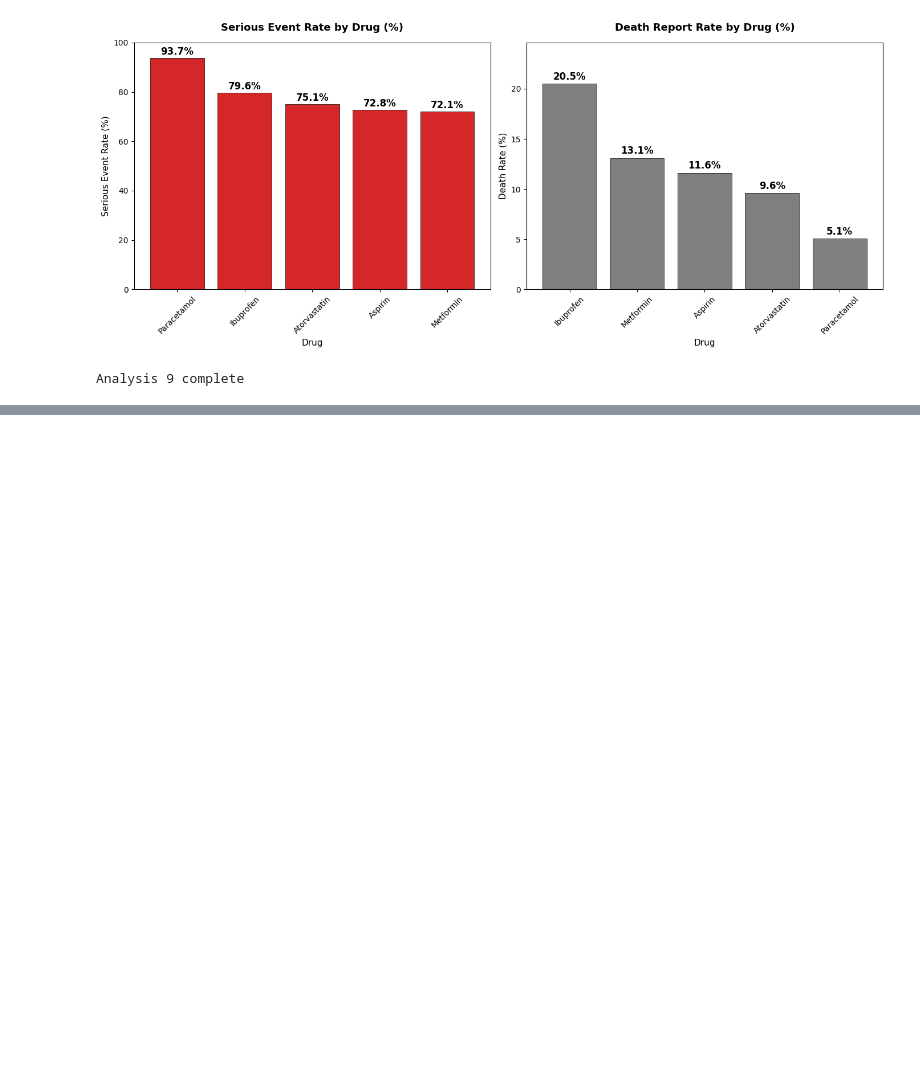
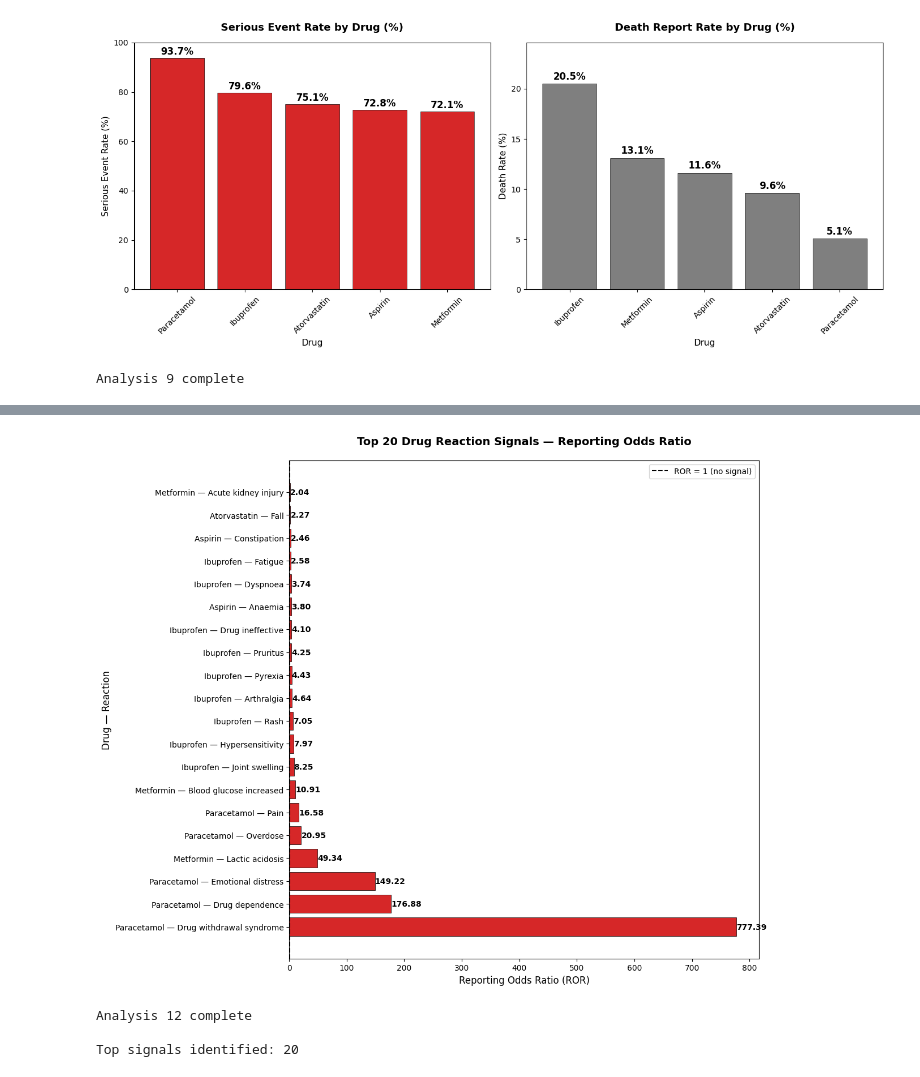
Before and after one commit to Kingsley-Eboh/fda-adverse-events-analysis, a Jupyter notebook: fda_adverse_events_analysis.ipynb, the cells around one changed output, grey strips where cells are left out. Cells and saved outputs as stored; diff of their text form; code cells hidden in the pictures; blank space fills up the shorter version.

```diff
--- a/fda_adverse_events_analysis.ipynb
+++ b/fda_adverse_events_analysis.ipynb
@@ -733,0 +826,64 @@ Analysis 9 complete
+# %%
+
+reactions_df = df.explode('reactions').dropna(subset=['reactions'])
+N = len(df)
+ror_results = []
+
+for drug in sorted(df['drug_name'].unique()):
+    drug_reports = df[df['drug_name'] == drug]
+    n_drug = len(drug_reports)
+    drug_reactions = reactions_df[reactions_df['drug_name'] == drug]
+    reaction_counts = drug_reactions['reactions'].value_counts().head(10)
+
+    for reaction, a in reaction_counts.items():
+        b = n_drug - a
+        c = len(reactions_df[
+            (reactions_df['drug_name'] != drug) &
+            (reactions_df['reactions'] == reaction)
+        ])
+        d = (N - n_drug) - c
+
+        if b > 0 and c > 0 and d > 0:
+            ror = (a * d) / (b * c)
+            ror_results.append({
+                'drug': drug,
+                'reaction': reaction,
+                'count': a,
+                'ror': round(ror, 2)
+            })
+
+ror_df = pd.DataFrame(ror_results)
+ror_df = ror_df[ror_df['ror'] > 1].sort_values('ror', ascending=False).head(20)
+
+fig, ax = plt.subplots(figsize=(12, 10))
+
+colors_ror = ['#d62728' if r > 2 else '#ff7f0e' if r > 1.5
+              else '#2ca02c' for r in ror_df['ror']]
+
+bars = ax.barh(
+    [f"{row['drug']} — {row['reaction']}" for _, row in ror_df.iterrows()],
+    ror_df['ror'].values,
+    color=colors_ror, edgecolor='black', linewidth=0.5
+)
+
+ax.axvline(x=1, color='black', linestyle='--', linewidth=1.5, label='ROR = 1 (no signal)')
+ax.set_title('Top 20 Drug Reaction Signals — Reporting Odds Ratio',
+             fontsize=14, fontweight='bold', pad=20)
+ax.set_xlabel('Reporting Odds Ratio (ROR)', fontsize=12)
+ax.set_ylabel('Drug — Reaction', fontsize=12)
+ax.legend(fontsize=10)
+
+for bar, v in zip(bars, ror_df['ror'].values):
+    ax.text(v + 0.02, bar.get_y() + bar.get_height()/2,
+            f'{v:.2f}', va='center', fontsize=10, fontweight='bold')
+
+plt.tight_layout()
+plt.savefig('figures/analysis12_ror_signals.png', dpi=150, bbox_inches='tight')
+plt.show()
+print("Analysis 12 complete")
+print(f"\nTop signals identified: {len(ror_df)}")
+# %% [output]
+[figure, added]
+Analysis 12 complete
+
+Top signals identified: 20
```
Also changed, not shown: parts of 5 cells of this notebook, 3 other files.
